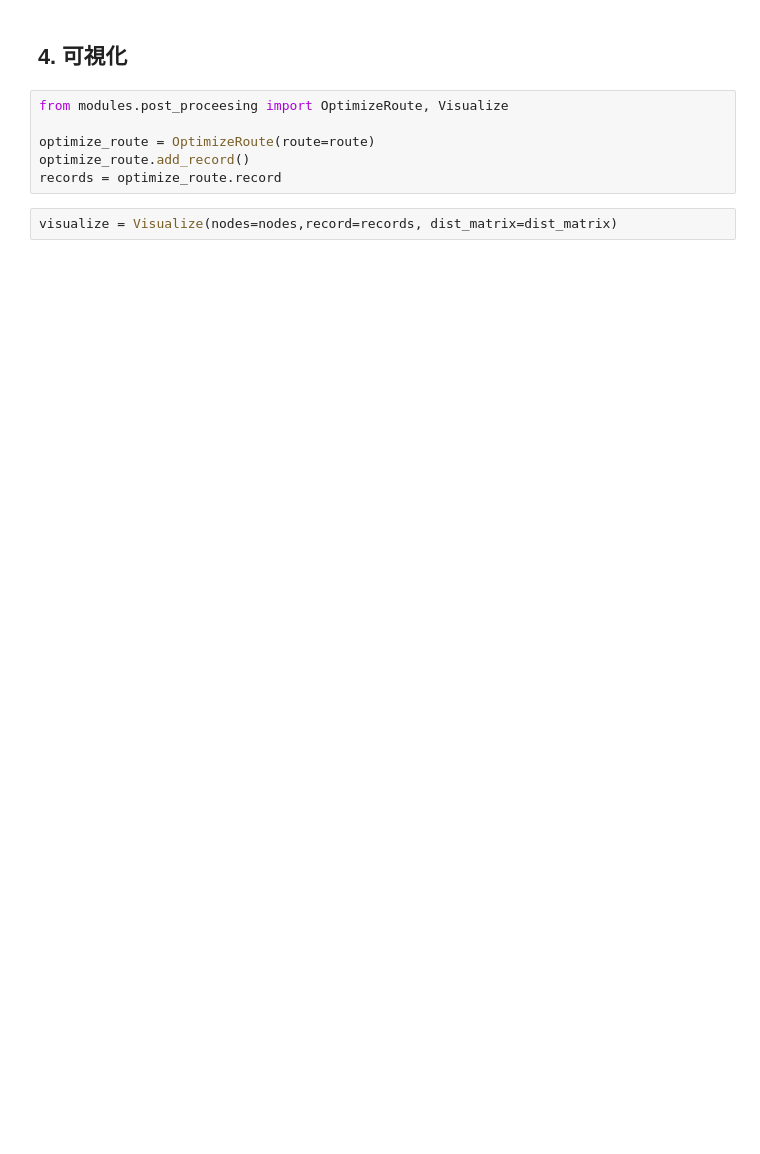
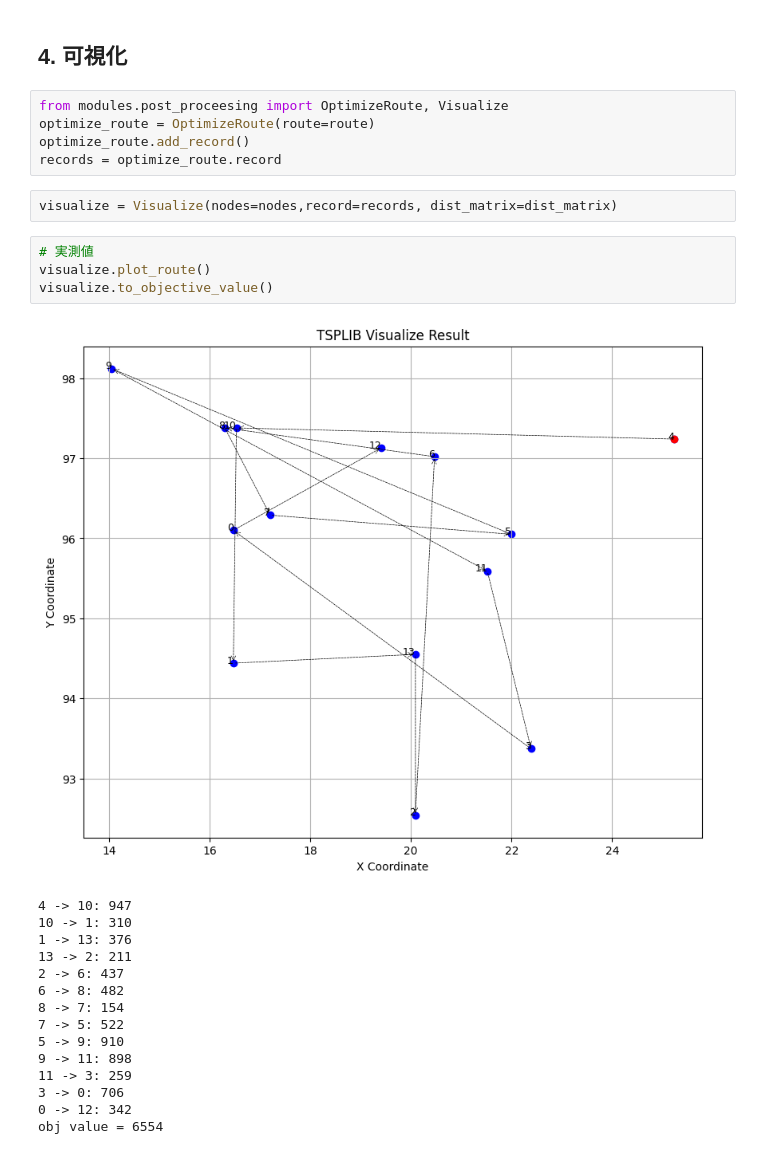
Before and after one commit to chuck765/opt, a Jupyter notebook: tsplib/src/tsplib_update.ipynb, the cells around one changed output. Drawn from its saved outputs; the diff is of its cells as text; blank space fills up the shorter version.

```diff
--- a/tsplib/src/tsplib_update.ipynb
+++ b/tsplib/src/tsplib_update.ipynb
@@ -46,10 +46,29 @@ array([[1, 0, 0, 0, 0, 0, 0, 0, 0, 0, 0, 0, 0, 0],
 ## 4. 可視化
 # %%
 from modules.post_proceesing import OptimizeRoute, Visualize
-
 optimize_route = OptimizeRoute(route=route)
 optimize_route.add_record()
 records = optimize_route.record
 # %%
 visualize = Visualize(nodes=nodes,record=records, dist_matrix=dist_matrix)
+# %%
+# 実測値
+visualize.plot_route()
+visualize.to_objective_value()
+# %% [output]
+[figure, added]
+4 -> 10: 947
+10 -> 1: 310
+1 -> 13: 376
+13 -> 2: 211
+2 -> 6: 437
+6 -> 8: 482
+8 -> 7: 154
+7 -> 5: 522
+5 -> 9: 910
+9 -> 11: 898
+11 -> 3: 259
+3 -> 0: 706
+0 -> 12: 342
+obj value = 6554
 # %%
```
Also changed, not shown: parts of 2 cells of this notebook, 2 other files.
